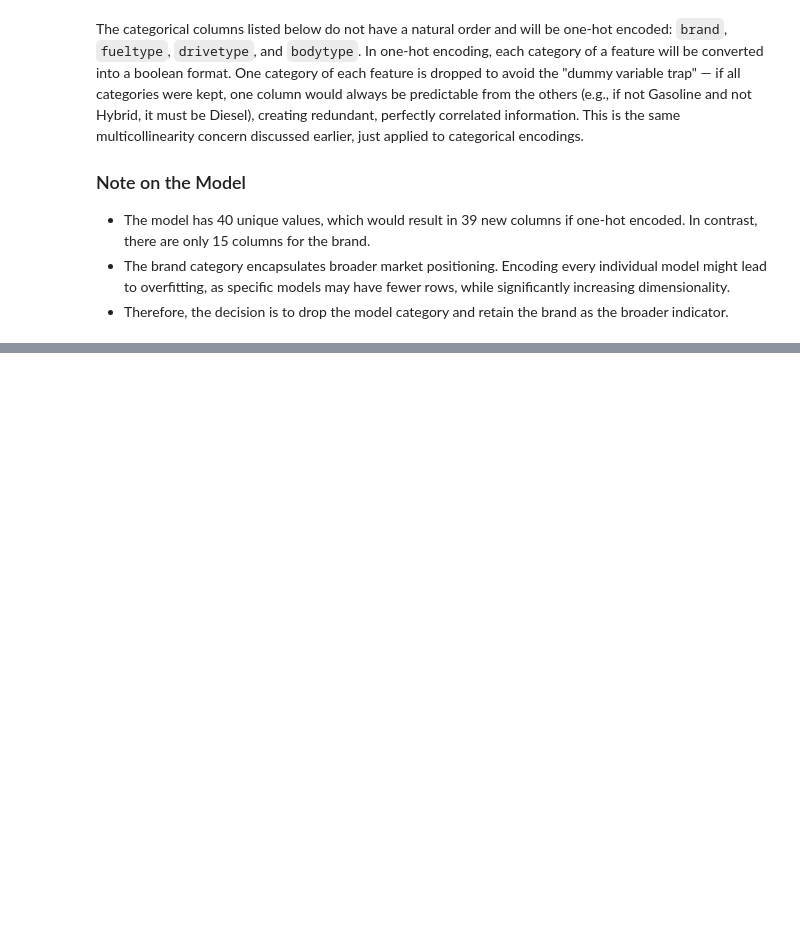
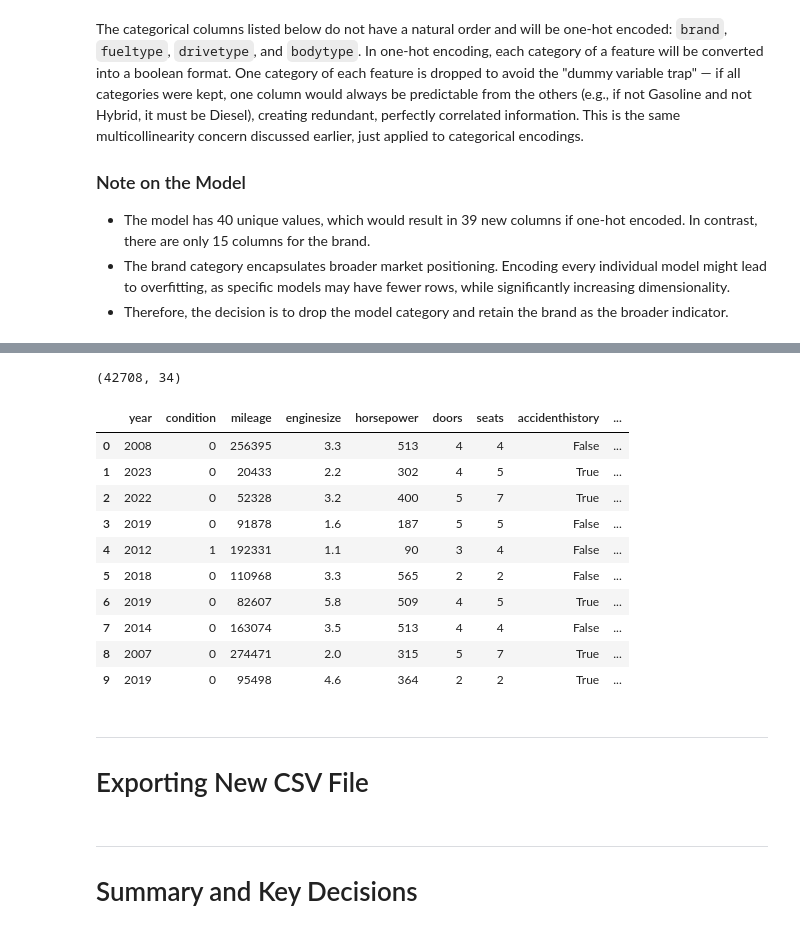
Before and after one commit to huzaifa-khan-AiMl/Used-Car-Market-Analysis-with-Python, a Jupyter notebook: notebook/feature_engineering.ipynb, the cells around one changed output, grey strips where cells are left out. Drawn from its saved outputs; the diff is of its cells as text; code cells hidden in the pictures; blank space fills up the shorter version.

```diff
--- a/notebook/feature_engineering.ipynb
+++ b/notebook/feature_engineering.ipynb
@@ -169,0 +166,5 @@ df.head(5)
+# %%
+options_list = ["Navigation", "Cruise Control", "Heated Seats", "Parking Sensors",
+                "Bluetooth", "Touchscreen", "Sunroof", "Rear Camera"]
+for option in options_list:
+    df[f"has_{option.lower().replace(' ', '_')}"] = df["options"].str.contains(option)
@@ -169,0 +198,2 @@ df.head(5)
+# %%
+df = df.drop(columns=["options"] + [f"has_{opt.lower().replace(' ', '_')}" for opt in options_list])
@@ -169,0 +223,22 @@ df.head(5)
+# %%
+df.shape
+# %% [output]
+(42708, 34)
+# %%
+pd.set_option('display.max_columns', None)
+df.head(10)
+# %% [output]
+|  | year | condition | mileage | enginesize | horsepower | doors | seats | accidenthistory | ... |
+| 0 | 2008 | 0 | 256395 | 3.3 | 513 | 4 | 4 | False | ... |
+| 1 | 2023 | 0 | 20433 | 2.2 | 302 | 4 | 5 | True | ... |
+| 2 | 2022 | 0 | 52328 | 3.2 | 400 | 5 | 7 | True | ... |
+| 3 | 2019 | 0 | 91878 | 1.6 | 187 | 5 | 5 | False | ... |
+| 4 | 2012 | 1 | 192331 | 1.1 | 90 | 3 | 4 | False | ... |
+| 5 | 2018 | 0 | 110968 | 3.3 | 565 | 2 | 2 | False | ... |
+| 6 | 2019 | 0 | 82607 | 5.8 | 509 | 4 | 5 | True | ... |
+| 7 | 2014 | 0 | 163074 | 3.5 | 513 | 4 | 4 | False | ... |
+| 8 | 2007 | 0 | 274471 | 2.0 | 315 | 5 | 7 | True | ... |
+| 9 | 2019 | 0 | 95498 | 4.6 | 364 | 2 | 2 | True | ... |
+# %% [markdown]
+***
+# Exporting New CSV File
@@ -169,0 +247,3 @@ df.head(5)
+# %% [markdown]
+***
+# Summary and Key Decisions
```
Also changed, not shown: parts of 12 cells of this notebook, 2 other files.
